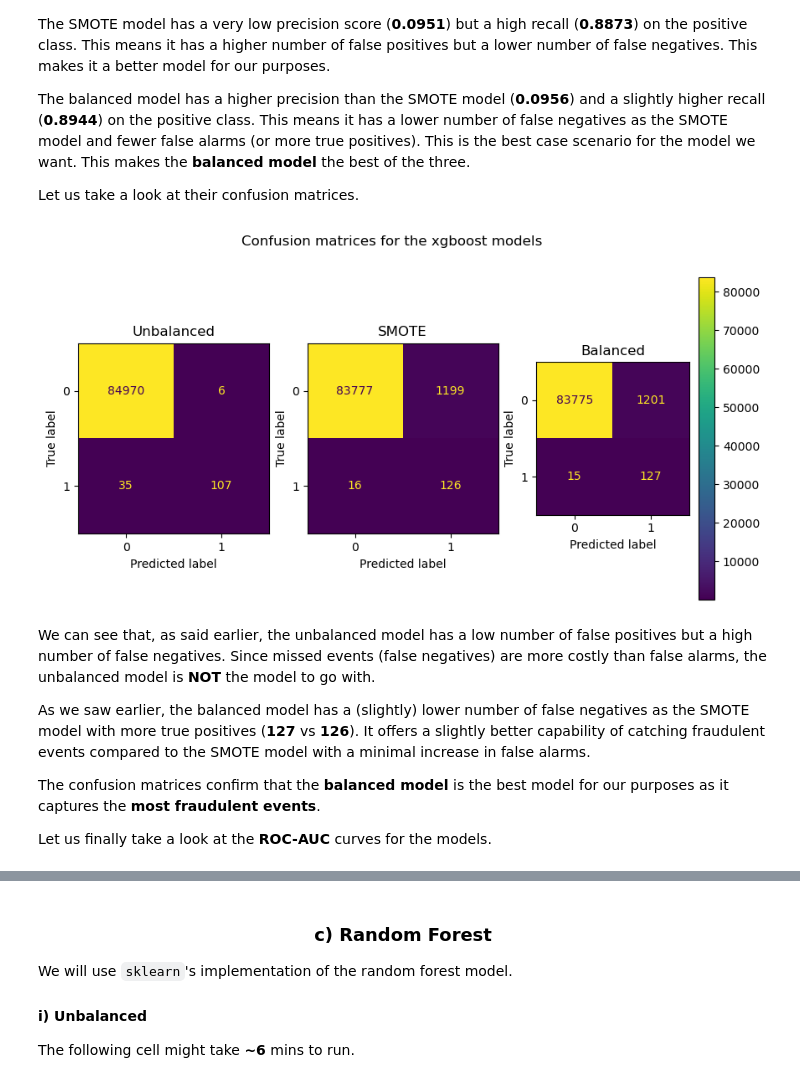
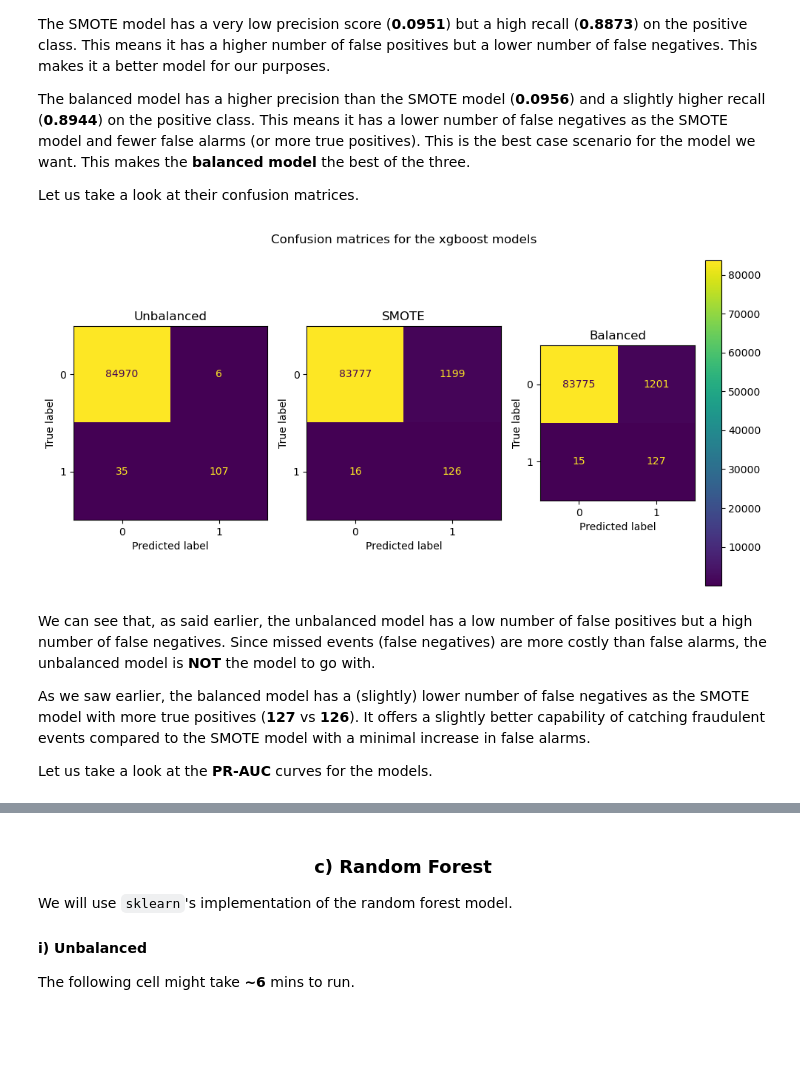
Before and after one commit to NgundoMuithya/Kaggle_Credit_Card_Fraud_Detection, a Jupyter notebook: notebook.ipynb, the cells around one changed output, grey strips where cells are left out. Drawn from its saved outputs; the diff is of its cells as text; code cells hidden in the pictures; blank space fills up the shorter version.

```diff
--- a/notebook.ipynb
+++ b/notebook.ipynb
@@ -927,29 +956,16 @@ The balanced model has a higher precision than the SMOTE model (**0.0956**) and
 
 Let us take a look at their confusion matrices.
 # %%
-models = [best_unbalanced_xgboost_model, best_SMOTE_xgboost_model, best_balanced_xgboost_model]
+xgboost_models = [best_unbalanced_xgboost_model, best_SMOTE_xgboost_model, best_balanced_xgboost_model]
 
 # Plot
-fig, axs = plt.subplots(ncols=len(models), figsize=(10, 5))
-for i, ax in enumerate(axs.flatten()):
-    y_preds = models[i].predict(X_test_scaled)
-    disp = ConfusionMatrixDisplay(confusion_matrix=confusion_matrix(y_test, y_preds))
-    if i == len(models) - 1:
-        disp.plot(ax=ax, colorbar=True)
-    else:
-        disp.plot(ax=ax, colorbar=False)
-    ax.set_title(f"{names[i]}")
-
-fig.suptitle("Confusion matrices for the xgboost models")
-plt.show()
+plot_confusion_matrices('xgboost', xgboost_models)
 # %% [output]
-[figure, old version]
+[figure, new version]
 # %% [markdown]
 We can see that, as said earlier, the unbalanced model has a low number of false positives but a high number of false negatives. Since missed events (false negatives) are more costly than false alarms, the unbalanced model is **NOT** the model to go with.
 
 As we saw earlier, the balanced model has a (slightly) lower number of false negatives as the SMOTE model with more true positives (**127** vs **126**). It offers a slightly better capability of catching fraudulent events compared to the SMOTE model with a minimal increase in false alarms.
 
-The confusion matrices confirm that the **balanced model** is the best model for our purposes as it captures the **most fraudulent events**.
-
-Let us finally take a look at the **ROC-AUC** curves for the models.
+Let us take a look at the **PR-AUC** curves for the models.
 # %%
```
Also changed, not shown: parts of 16 cells of this notebook.
